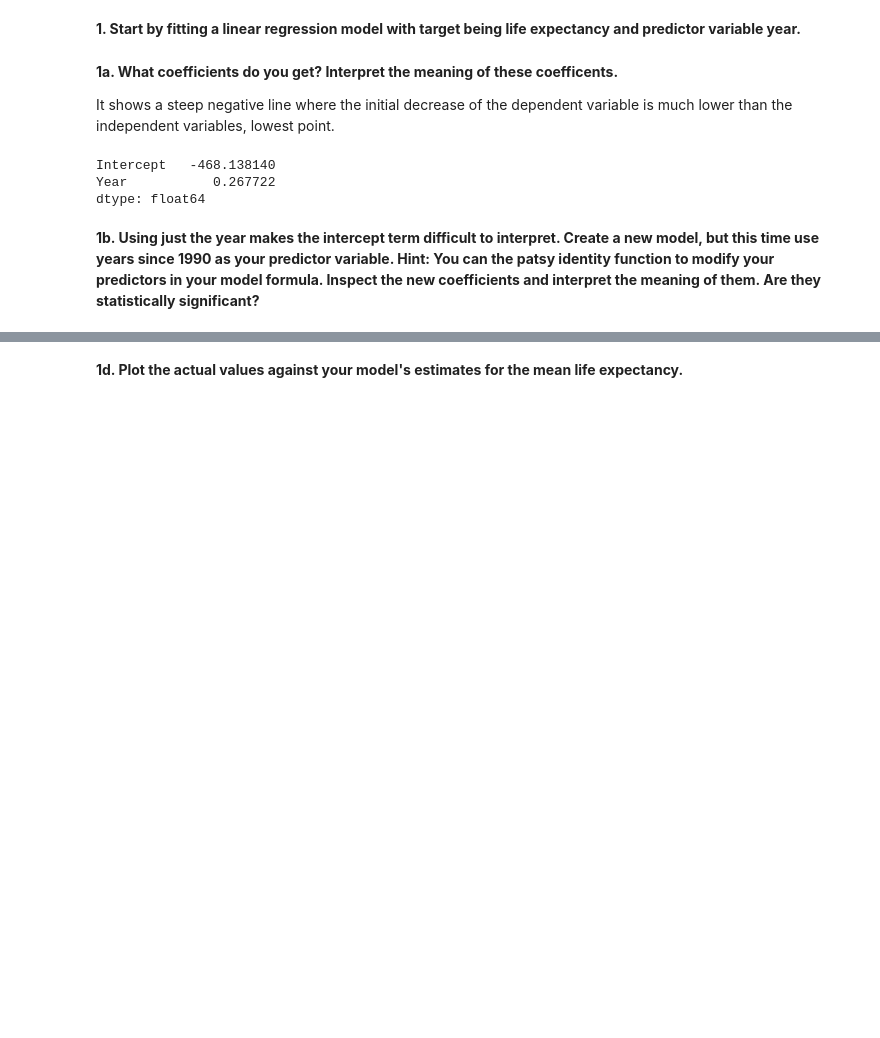
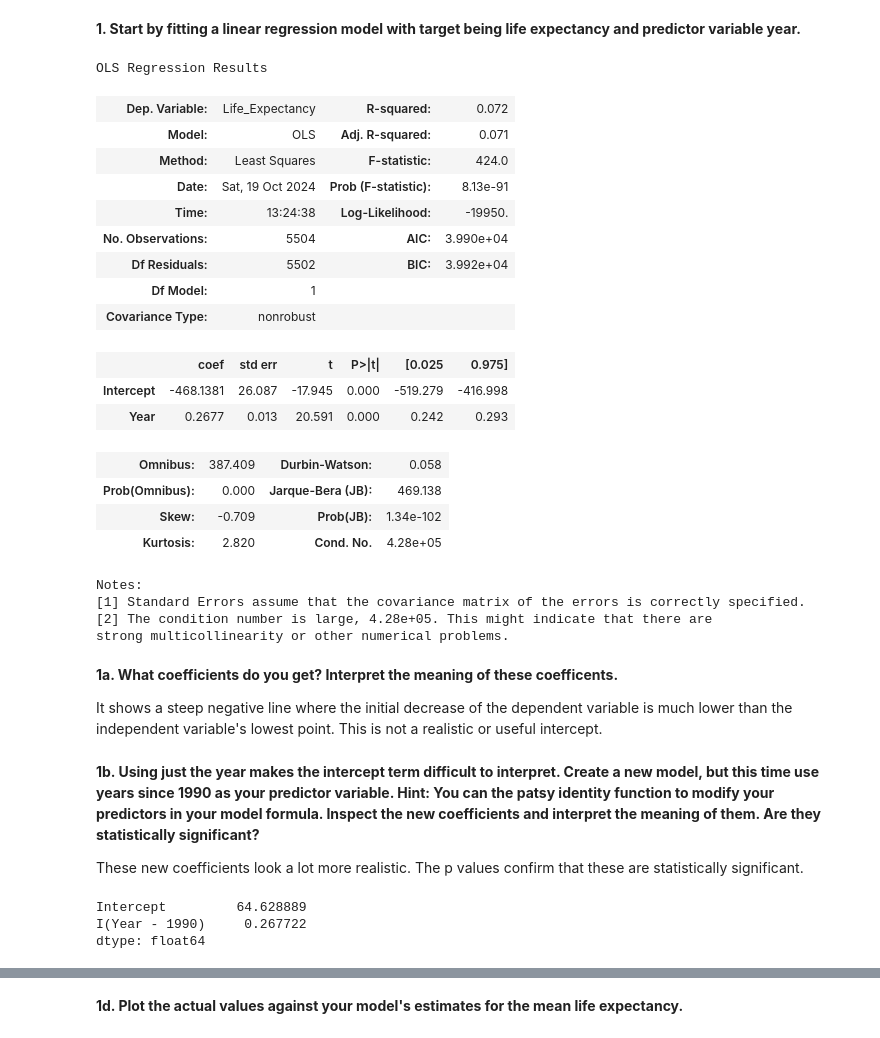
Before and after one commit to nss-data-science-cohort-8/un-linear-regression-Mythical-clj, a Jupyter notebook: notebooks/un-linear-regression-clj.ipynb, the cells around one changed output, grey strips where cells are left out. Cells and saved outputs as stored; diff of their text form; code cells hidden in the pictures; blank space fills up the shorter version.

```diff
--- a/notebooks/un-linear-regression-clj.ipynb
+++ b/notebooks/un-linear-regression-clj.ipynb
@@ -22,15 +25,42 @@ gdp_le.head()
 **1. Start by fitting a linear regression model with target being life expectancy and predictor variable year.**
 # %%
 gdp_le_linear = smf.ols("Life_Expectancy ~ Year", data=gdp_le).fit()
+# %%
+gdp_le_linear.summary()
+# %% [output]
+OLS Regression Results
+| Dep. Variable: | Life_Expectancy | R-squared: | 0.072 |
+| Model: | OLS | Adj. R-squared: | 0.071 |
+| Method: | Least Squares | F-statistic: | 424.0 |
+| Date: | Sat, 19 Oct 2024 | Prob (F-statistic): | 8.13e-91 |
+| Time: | 13:24:38 | Log-Likelihood: | -19950. |
+| No. Observations: | 5504 | AIC: | 3.990e+04 |
+| Df Residuals: | 5502 | BIC: | 3.992e+04 |
+| Df Model: | 1 |  |  |
+| Covariance Type: | nonrobust |  |  |
+|  | coef | std err | t | P>|t| | [0.025 | 0.975] |
+| Intercept | -468.1381 | 26.087 | -17.945 | 0.000 | -519.279 | -416.998 |
+| Year | 0.2677 | 0.013 | 20.591 | 0.000 | 0.242 | 0.293 |
+| Omnibus: | 387.409 | Durbin-Watson: | 0.058 |
+| Prob(Omnibus): | 0.000 | Jarque-Bera (JB): | 469.138 |
+| Skew: | -0.709 | Prob(JB): | 1.34e-102 |
+| Kurtosis: | 2.820 | Cond. No. | 4.28e+05 |
+Notes:
+[1] Standard Errors assume that the covariance matrix of the errors is correctly specified.
+[2] The condition number is large, 4.28e+05. This might indicate that there are
+strong multicollinearity or other numerical problems.
 # %% [markdown]
 **1a. What coefficients do you get? Interpret the meaning of these coefficents.**
 
-It shows a steep negative line where the initial decrease of the dependent variable is much lower than the independent variables, lowest point.
+It shows a steep negative line where the initial decrease of the dependent variable is much lower than the independent variable's lowest point. This is not a realistic or useful intercept.
-# %%
-gdp_le_linear.params
-# %% [output]
-Intercept   -468.138140
-Year           0.267722
-dtype: float64
 # %% [markdown]
 **1b. Using just the year makes the intercept term difficult to interpret. Create a new model, but this time use years since 1990 as your predictor variable. Hint: You can the patsy identity function to modify your predictors in your model formula. Inspect the new coefficients and interpret the meaning of them. Are they statistically significant?**
+
+These new coefficients look a lot more realistic. The p values confirm that these are statistically significant.
+# %%
+gdp_le_new = smf.ols("Life_Expectancy ~ I(Year - 1990)", data=gdp_le).fit()
+gdp_le_new.params
+# %% [output]
+Intercept         64.628889
+I(Year - 1990)     0.267722
+dtype: float64
```
Also changed, not shown: parts of 20 cells of this notebook.
